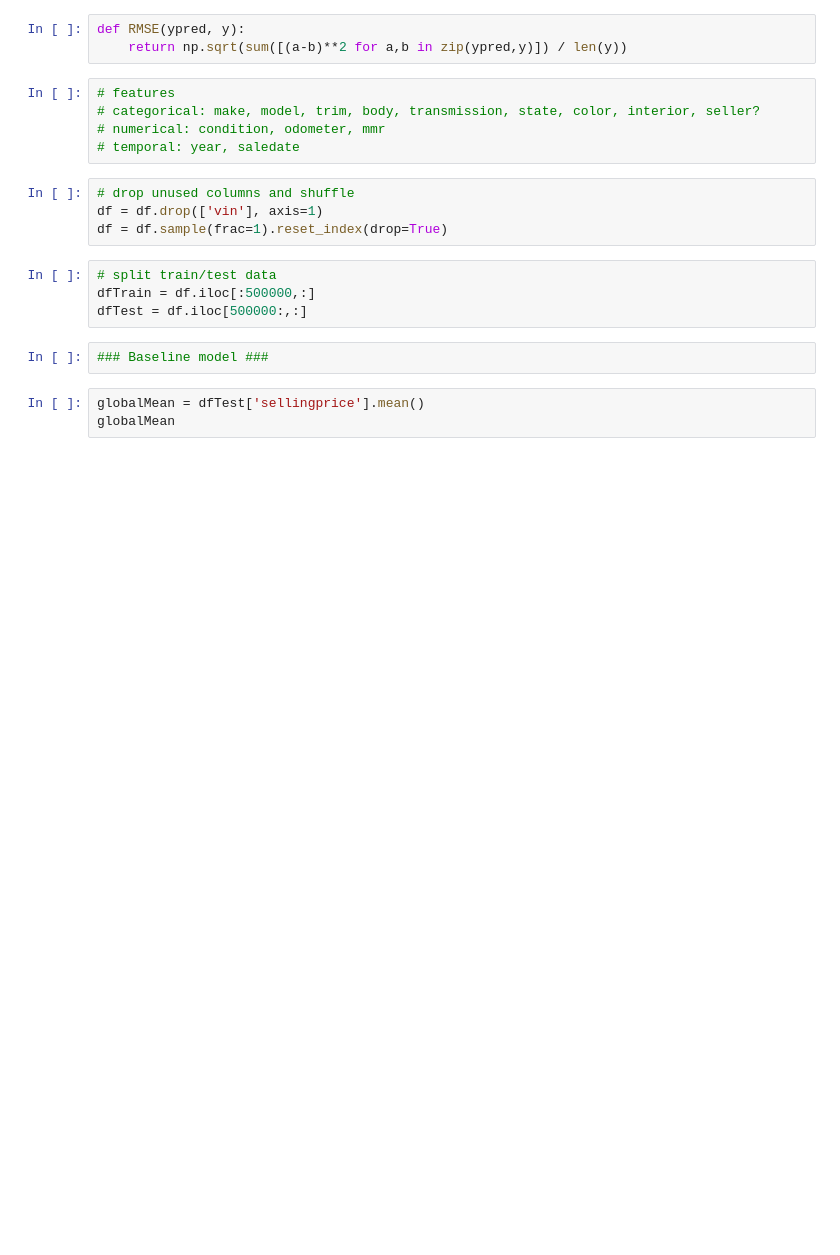
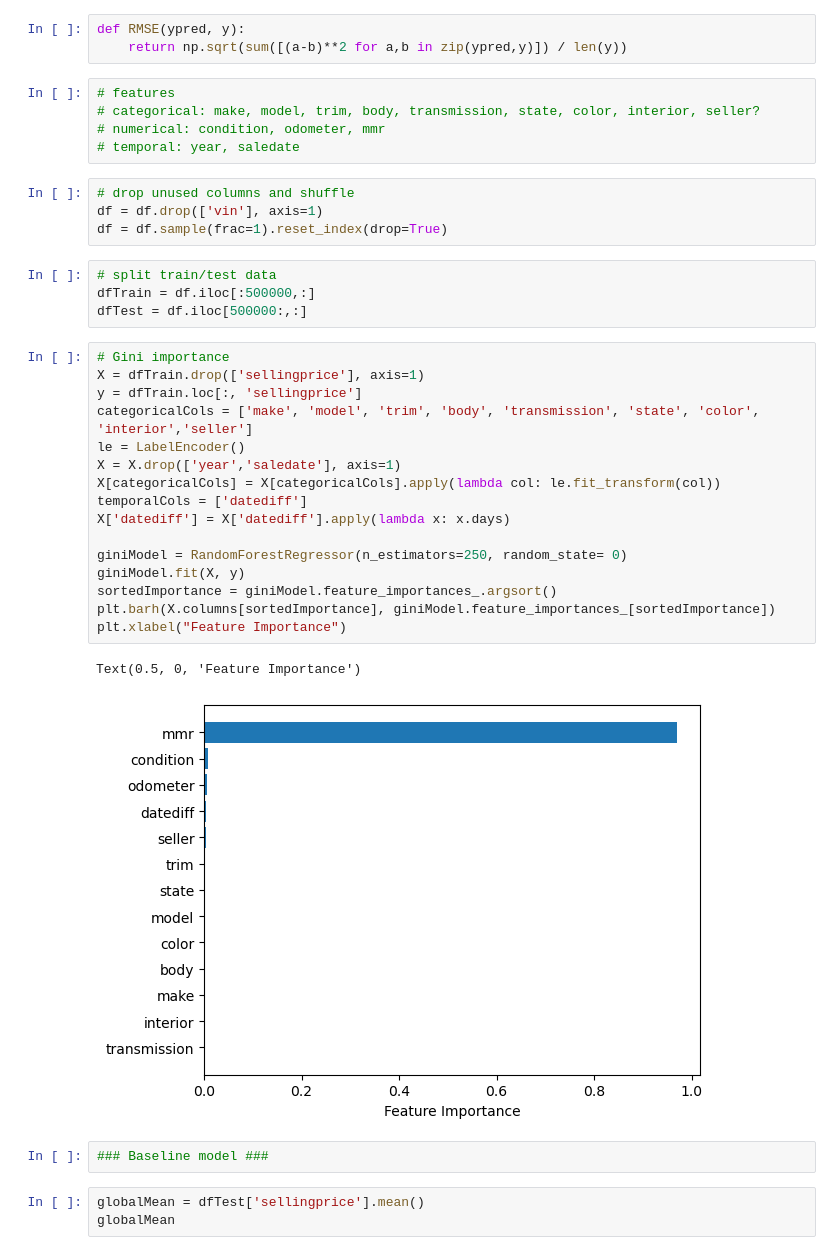
Before and after one commit to btfsoeon/usedcar-price-prediction, a Jupyter notebook: working.ipynb, the cells around one changed output. Drawn from its saved outputs; the diff is of its cells as text; blank space fills up the shorter version.

```diff
--- a/working.ipynb
+++ b/working.ipynb
@@ -392,6 +397,25 @@ df = df.sample(frac=1).reset_index(drop=True)
 # split train/test data
 dfTrain = df.iloc[:500000,:]
 dfTest = df.iloc[500000:,:]
+# %%
+# Gini importance
+X = dfTrain.drop(['sellingprice'], axis=1)
+y = dfTrain.loc[:, 'sellingprice']
+categoricalCols = ['make', 'model', 'trim', 'body', 'transmission', 'state', 'color', 'interior','seller']
+le = LabelEncoder()
+X = X.drop(['year','saledate'], axis=1)
+X[categoricalCols] = X[categoricalCols].apply(lambda col: le.fit_transform(col))
+temporalCols = ['datediff']
+X['datediff'] = X['datediff'].apply(lambda x: x.days)
+
+giniModel = RandomForestRegressor(n_estimators=250, random_state= 0)
+giniModel.fit(X, y)
+sortedImportance = giniModel.feature_importances_.argsort()
+plt.barh(X.columns[sortedImportance], giniModel.feature_importances_[sortedImportance])
+plt.xlabel("Feature Importance")
+# %% [output]
+Text(0.5, 0, 'Feature Importance')
+[figure, added]
 # %%
 ### Baseline model ###
 # %%
```
Also changed, not shown: parts of 11 cells of this notebook.
